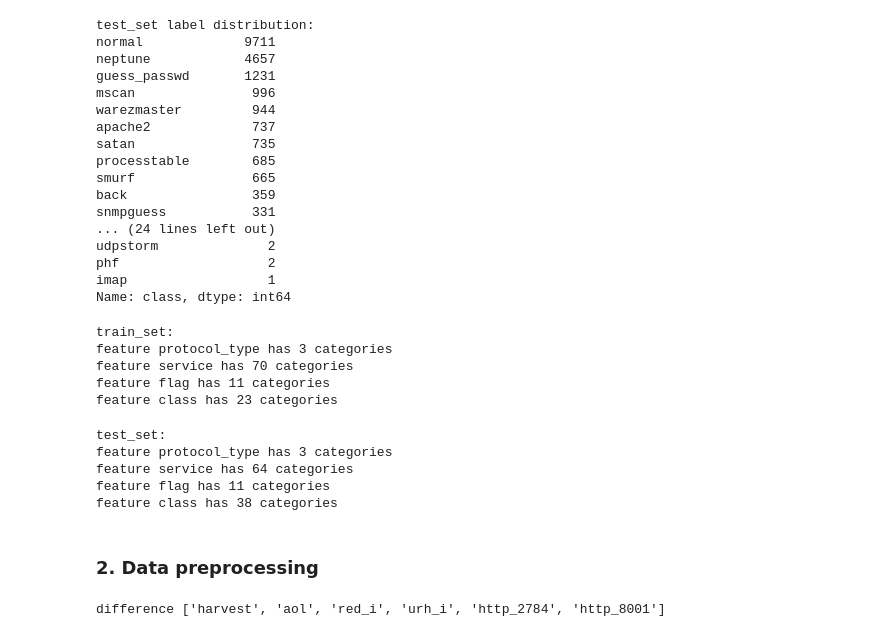
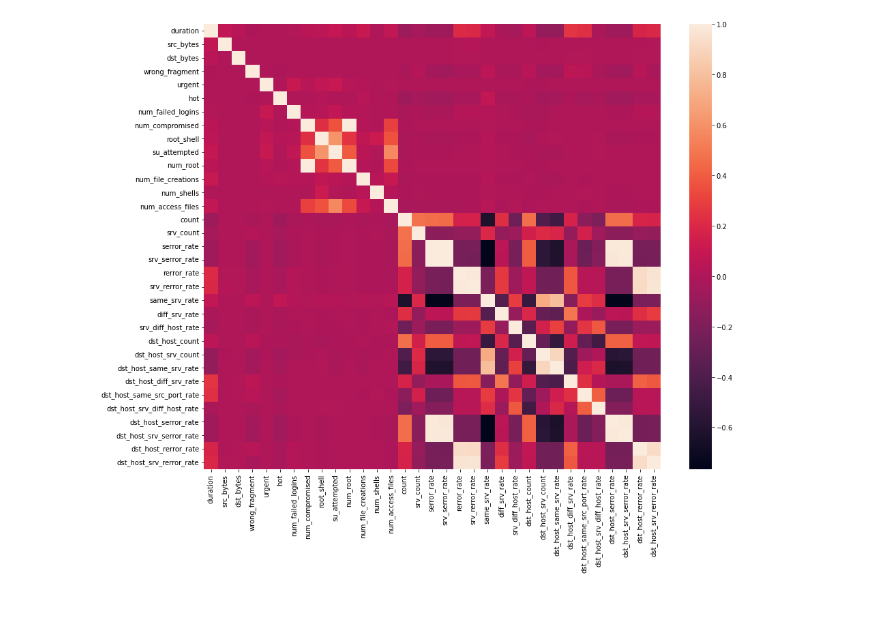
Before and after one commit to JTomkiewicz/EARIN, a Jupyter notebook: lab4/lab4.ipynb, the cells around one changed output. Cells and saved outputs as stored; diff of their text form; code cells hidden in the pictures; blank space fills up the shorter version.

```diff
--- a/lab4/lab4.ipynb
+++ b/lab4/lab4.ipynb
@@ -75,58 +54,11 @@ Name: class, dtype: int64
-# %%
-print('test_set label distribution:')
-print(test_set['class'].value_counts())
-# %% [output]
-test_set label distribution:
-normal             9711
-neptune            4657
-guess_passwd       1231
-mscan               996
-warezmaster         944
-apache2             737
-satan               735
-processtable        685
-smurf               665
-back                359
-snmpguess           331
-... (24 lines left out)
-udpstorm              2
-phf                   2
-imap                  1
-Name: class, dtype: int64
-# %%
-print('train_set:')
-
-for column_name in train_set.columns:
-    if train_set[column_name].dtypes == 'object':
-        unique_cat = len(train_set[column_name].unique())
-        print(f'feature {column_name} has {unique_cat} categories')
-# %% [output]
-train_set:
-feature protocol_type has 3 categories
-feature service has 70 categories
-feature flag has 11 categories
-feature class has 23 categories
-# %%
-print('test_set:')
-
-for column_name in test_set.columns:
-    if test_set[column_name].dtypes == 'object':
-        unique_cat = len(test_set[column_name].unique())
-        print(f'feature {column_name} has {unique_cat} categories')
-# %% [output]
-test_set:
-feature protocol_type has 3 categories
-feature service has 64 categories
-feature flag has 11 categories
-feature class has 38 categories
-# %% [markdown]
-### 2. Data preprocessing
-# %%
-train_service = train_set['service'].tolist()
-test_service = test_set['service'].tolist()
-
-difference = list(set(train_service) - set(test_service))
-
-print(f'difference {difference}')
-# %% [output]
-difference ['harvest', 'aol', 'red_i', 'urh_i', 'http_2784', 'http_8001']
+# %%
+import matplotlib.pyplot as plt
+import seaborn as sns
+
+train_set = train_set[[col for col in train_set if train_set[col].nunique() >1]]
+corr = train_set.corr()
+plt.figure(figsize = (15,12))
+sns.heatmap(corr)
+plt.show()
+# %% [output]
+[figure, added]
```
Also changed, not shown: parts of 12 cells of this notebook.
